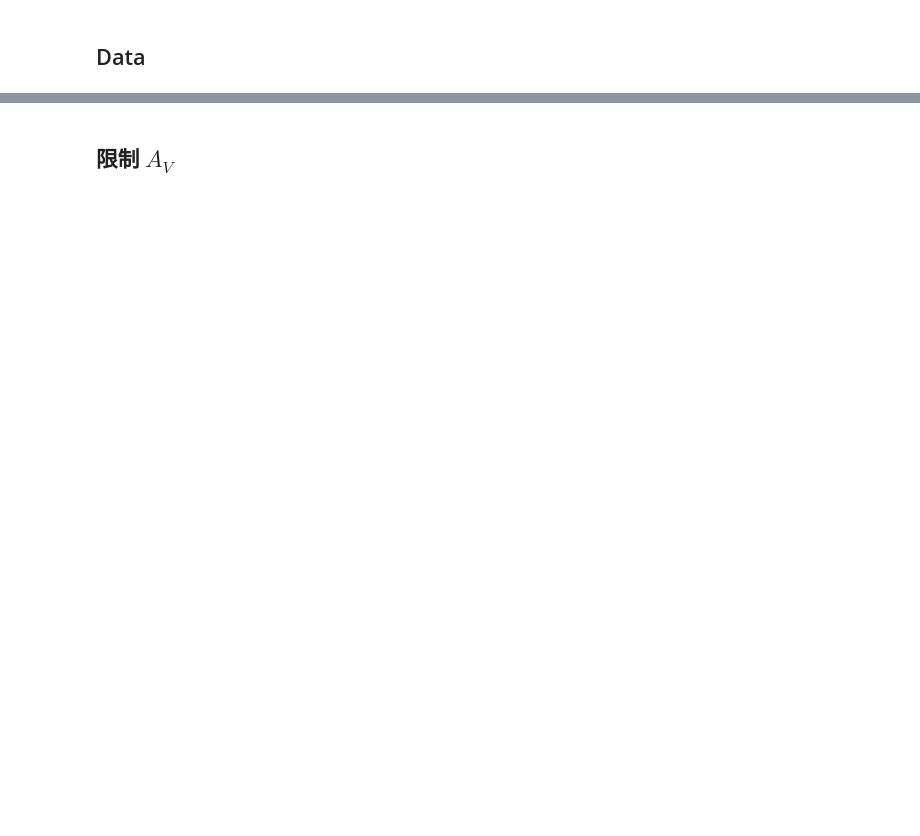
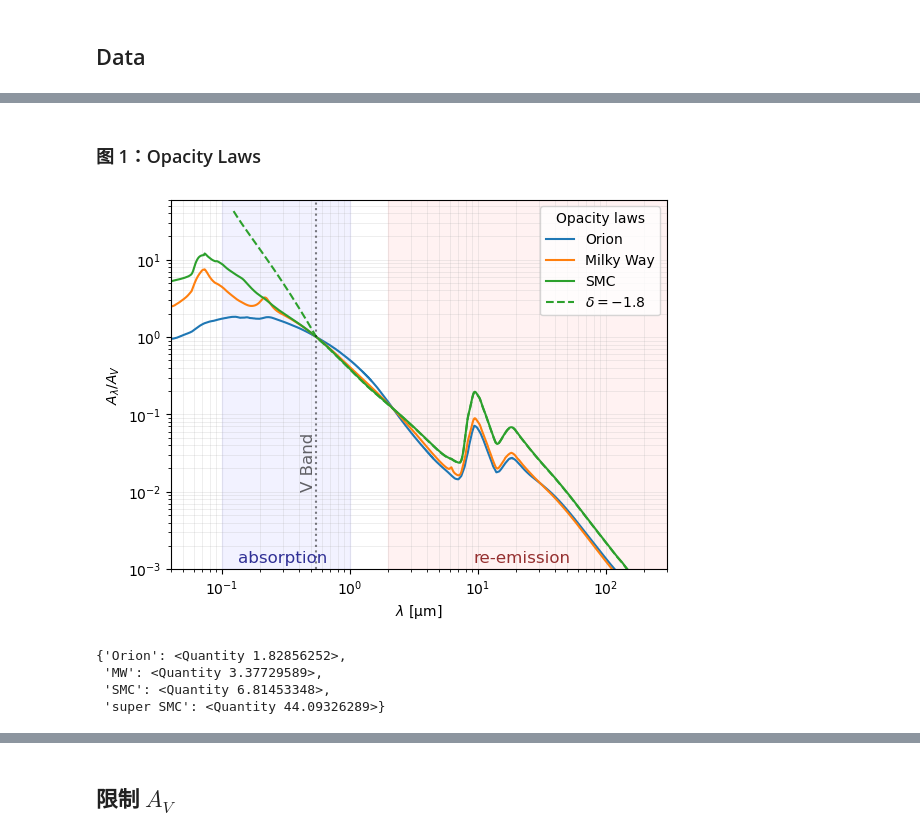
Before and after one commit to c-kj/LRD_dust_modeling, a Jupyter notebook: notebooks/A_V_constraint.ipynb, the cells around one changed output, grey strips where cells are left out. Saved outputs shown, nothing was run; the diff lists cells and outputs as text; code cells hidden in the pictures; blank space fills up the shorter version.

```diff
--- a/notebooks/A_V_constraint.ipynb
+++ b/notebooks/A_V_constraint.ipynb
@@ -235,0 +120,8 @@ PhysicalType('unknown')
+# %%
+opacity_dict = {'Orion': Orion_opacity, 'MW': MW_RV31_opacity, 'SMC': SMC_opacity, 'super SMC': super_SMC_opacity}
+opacity_display_names = {
+    'Orion': 'Orion',
+    'MW': 'Milky Way',
+    'SMC': 'SMC',
+    'super SMC': r'$\delta=-1.8$',
+}
@@ -235,0 +619,59 @@ PhysicalType('unknown')
+# %% [markdown]
+### 图 1：Opacity Laws
+# %%
+# 只挑选 3 个模型：Orion, ISM, SMC
+
+fig, ax = plt.subplots()
+
+for opacity_name, opacity in opacity_dict.items():
+    _props = dict()
+    if opacity_name == 'super SMC':  # 对于 super SMC 特殊处理
+        _props['linestyle'] = '--'
+        _props['color'] = _line.get_color()  # 使用上一条线的颜色
+
+    _line, = ax.loglog(opacity.wavelength, opacity.sigma_H_ext / opacity.sigma_H_ext_V, label=opacity_display_names[opacity_name], **_props)
+
+# 标记 V band
+ax.axvline(5470 * u.AA, linestyle=':', color='k', alpha=.5)
+ax.text(5470 * u.AA, 1e-2, 'V Band', ha='right', va='bottom', rotation=90, fontsize=12, alpha=.6)  # V band 竖线附近的文字
+# ax.scatter(5470 * u.AA, 1, marker='.', color='k', s=100, label='V Band', zorder=100)
+
+# 标记 absorption 和 re-emission 的范围
+ax.axvspan(1e-1 * u.um, 1e0 * u.um, color='blue', alpha=0.05)
+ax.axvspan(2 * u.um, 3e2 * u.um, color='red', alpha=0.05)
+
+ax.text(3e-1 * u.um, 1.1e-3, 'absorption', ha='center', va='bottom', fontsize=12, alpha=1, color='#303095')
+ax.text(2.2e1 * u.um, 1.1e-3, 're-emission', ha='center', va='bottom', fontsize=12, alpha=1, color="#953030")
+
+
+
+# 右边的 y 轴显示 sigma_H_ext
+if False:
+    def _A_rel_to_sigma_H(A_rel: float) -> float:
+        return A_rel * Orion_opacity.sigma_H_ext_V.cgs.value
+    def _sigma_H_to_A_rel(sigma_H: float) -> float:
+        return sigma_H / Orion_opacity.sigma_H_ext_V.cgs.value
+    yaxis_2 = ax.secondary_yaxis('right', functions=(_A_rel_to_sigma_H, _sigma_H_to_A_rel))
+    yaxis_2.set_ylabel(r"$\sigma_\nu^{\rm ext}$ [${\rm cm^2}$]")
+
+ax.grid(which='both', lw=.5, alpha=0.3)
+
+ax.set_xlim(*[4e-2, 3e2] * u.um)
+ax.set_ylim(1e-3, 60)
+
+set_xylabel_with_unit(ax, xlabel=r'$\lambda$', ylabel=r'$A_\lambda/A_V$')
+ax.legend(title='Opacity laws', framealpha=.8)
+
+# fig.savefig('figures/opacity_laws/opacity_laws_3.pdf', bbox_inches='tight')
+# fig
+# %% [output]
+[figure, added]
+# %%
+{op_name: opacity.interp_ext((1215*u.AA).to(u.Hz, equivalencies=u.spectral()))/opacity.sigma_H_ext_V for op_name, opacity in opacity_dict.items()
+#  if op_name != 'super SMC'
+ }
+# %% [output]
+{'Orion': <Quantity 1.82856252>,
+ 'MW': <Quantity 3.37729589>,
+ 'SMC': <Quantity 6.81453348>,
+ 'super SMC': <Quantity 44.09326289>}
```
Also changed, not shown: parts of 265 cells of this notebook, 1 other file.
